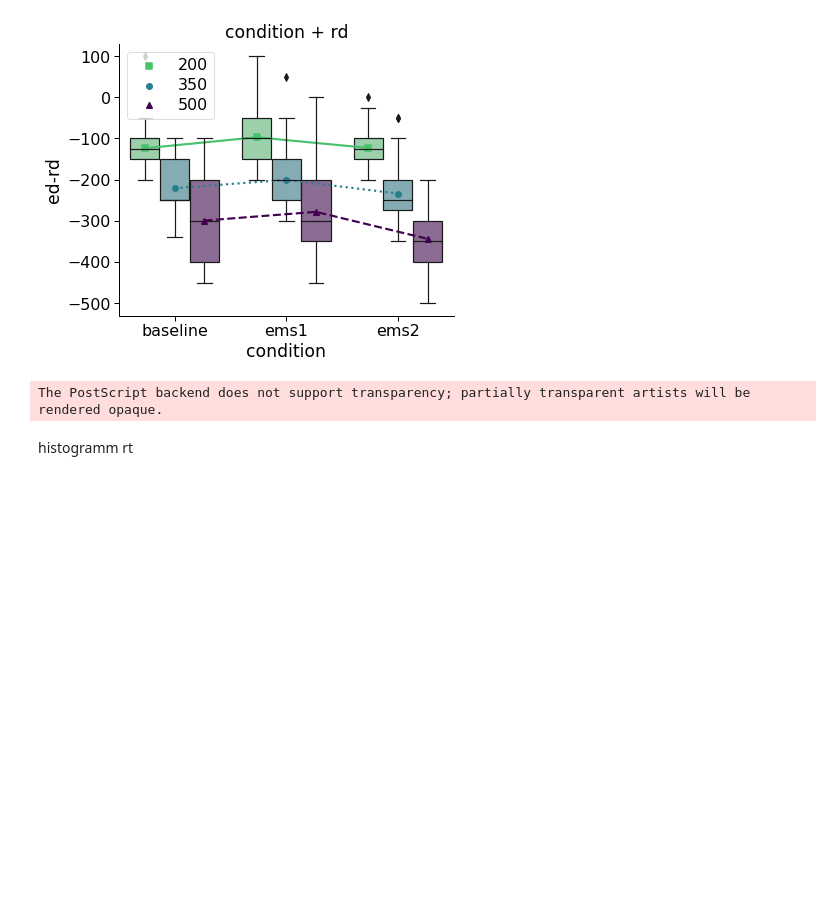
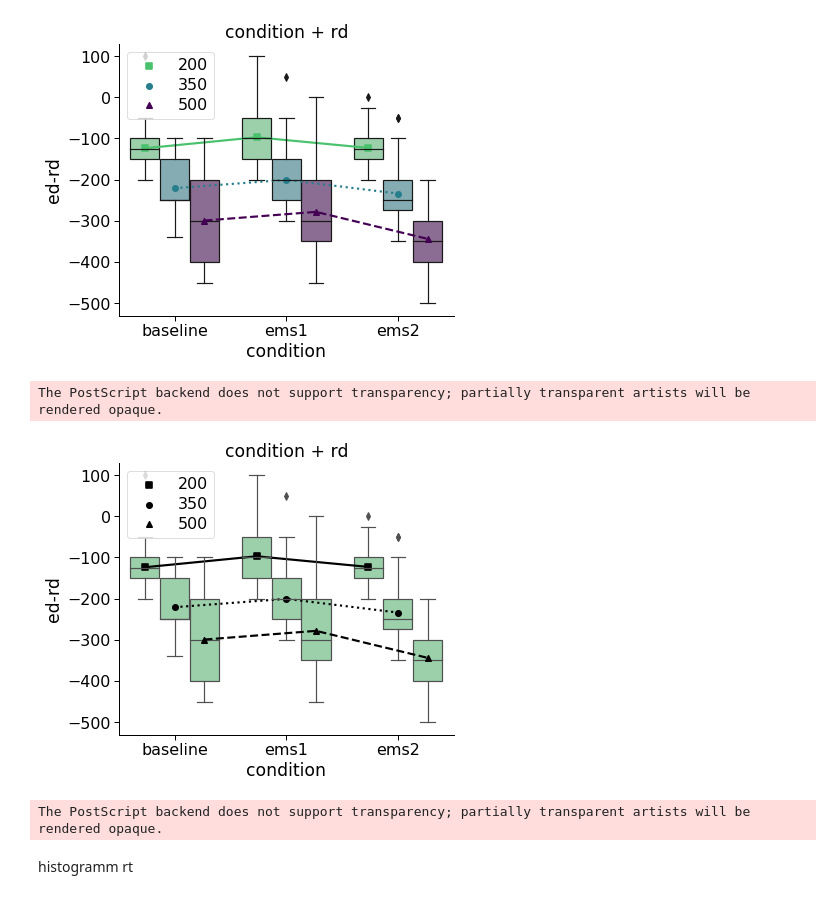
Before and after one commit to lukasgehrke/2021-fastReach, a Jupyter notebook: analyses/Leonie_tests/analysis_LT.ipynb, the cells around one changed output. Saved outputs shown, nothing was run; the diff lists cells and outputs as text; code cells hidden in the pictures; blank space fills up the shorter version.

```diff
--- a/analyses/Leonie_tests/analysis_LT.ipynb
+++ b/analyses/Leonie_tests/analysis_LT.ipynb
@@ -119,6 +119,49 @@ plot_3_cats_hue(data, x, y, hue, ylabel, xlabel,cats,palette,data_means,hue2,tit
 # %% [output]
 [figure]
 The PostScript backend does not support transparency; partially transparent artists will be rendered opaque.
+# %%
+# runs plot but needs post processing in affinty desiger
+cats_0 = data[data[x]==cats[0]]
+cats_1 = data[data[x]==cats[1]]
+cats_2 = data[data[x]==cats[2]]
+
+pairs = [(cats[0], cats[1],cats[1])]
+
+
+with sns.plotting_context('paper', font_scale = 1.8):
+
+    ### Create new plot
+    fig, ax = plt.subplots(1, 1, figsize=(6,5))
+    fig.patch.set_alpha(1)
+
+    sns.despine() #bottom=True, left=True
+
+        # show boxplots
+    ax = sns.boxplot(data = data,x = x, y = y, hue = hue2,  palette= [palette[3],palette[3],palette[3]])
+    for patch in ax.patches: # adapt alpha
+            r, g, b, a = patch.get_facecolor()
+            patch.set_facecolor((r, g, b, .6))
+
+        # show line connecting menas
+    ax = sns.pointplot(
+        data = data,x = x, y = y, dodge=.8 - .8 / 3,
+        markers=['s','o','^'],linestyles = ['solid','dotted','dashed'],hue = hue2, size = 6, ci =None,palette= ['black','black','black'], labels = True)
+
+
+    handles, labels = ax.get_legend_handles_labels()
+
+    plt.legend(handles[3:6],labels[3:6],frameon=True,loc = 'upper left',labelspacing =0.3)
+
+    # label_plot_for_subcats(ax)
+    ax.set_title(title)
+    ax.set_ylabel(ylabel)
+    ax.set_xlabel(xlabel)
+
+    plt.show()
+fig.savefig('results/'+title + '_' + ylabel + '_' + xlabel + '.svg', format='eps', transparent=True, bbox_inches='tight', dpi=300)
+# %% [output]
+[figure, added]
+The PostScript backend does not support transparency; partially transparent artists will be rendered opaque.
 # %% [markdown]
 histogramm rt
 # %%
```
Also changed, not shown: parts of 1 cell of this notebook, 4 other files.
